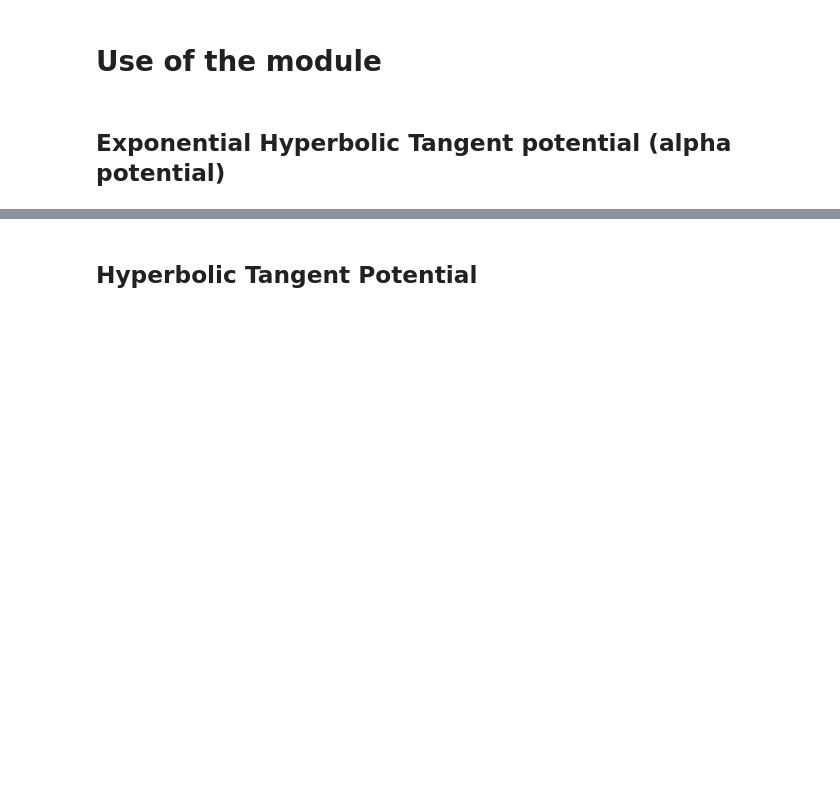
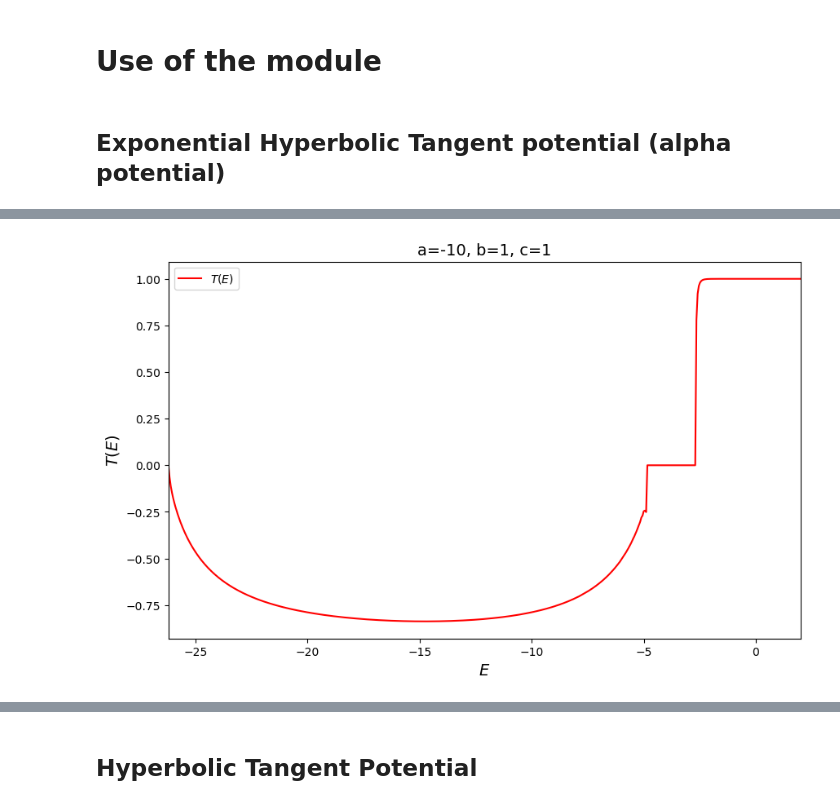
Before and after one commit to AnyelTars/RelativisticQuantumMechanics, a Jupyter notebook: KGsolver/notebooks/examples.ipynb, the cells around one changed output, grey strips where cells are left out. Drawn from its saved outputs; the diff is of its cells as text; code cells hidden in the pictures; blank space fills up the shorter version.

```diff
--- a/KGsolver/notebooks/examples.ipynb
+++ b/KGsolver/notebooks/examples.ipynb
@@ -23,0 +36,13 @@ plt.show()
+# %%
+plt.figure(figsize=(10,6))
+#plt.plot(E_mod1, R_mod1, color="b",label=r"$R(E)$")
+plt.plot(E_mod1, T_mod1, color="r",label=r"$T(E)$")
+plt.legend()
+plt.title("a=-10, b=1, c=1", fontsize=14)
+plt.xlabel(r"$E$", fontsize=14)
+plt.ylabel(r"$T(E)$", fontsize=14)
+plt.xlim(-26.2,2)
+plt.savefig("T(E).png", dpi=300)
+plt.show()
+# %% [output]
+[figure, added]
```
Also changed, not shown: parts of 10 cells of this notebook.
